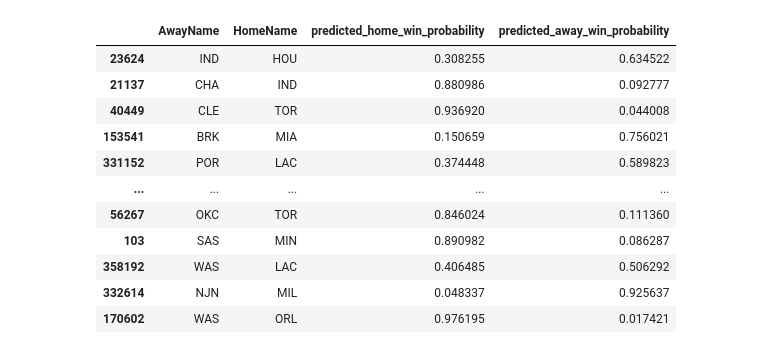
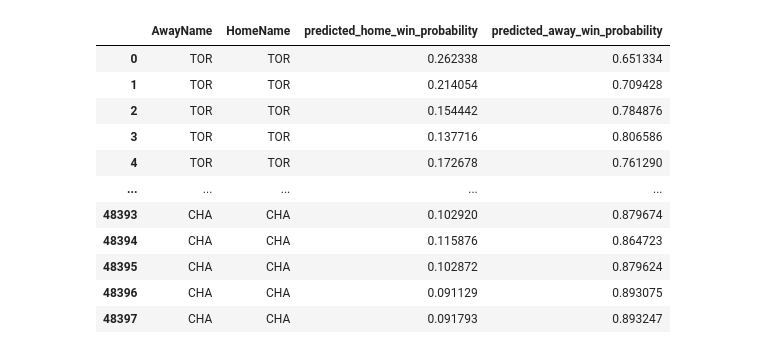
Before and after one commit to tbukic/NBA-Ingame-Win-Probability, a Jupyter notebook: notebooks/03-ml-baseline.ipynb, the cells around one changed output. Saved outputs shown, nothing was run; the diff lists cells and outputs as text; code cells hidden in the pictures.

Commit message:
Baseline model ready. Model from previous author adjusted to the current data pipeline.

```diff
--- a/notebooks/03-ml-baseline.ipynb
+++ b/notebooks/03-ml-baseline.ipynb
@@ -23,14 +93,18 @@ len(df_games)
+# %%
+X_train = X_train[feature_cols].rename(columns=dict(zip(feature_cols, feature_rename)))
+X_test = X_test[feature_cols].rename(columns=dict(zip(feature_cols, feature_rename)))
 # %%
-# Assuming 'data' contains your dataset
-df = pd.DataFrame(data)
+def add_home_away_scores(df: pd.DataFrame) -> pd.DataFrame:
+    # Create the 'HomeWin' and 'AwayWin' columns based on scores
+    df['AwayWin'] = 1 - df['HomeWin']
 
-# Create the 'HomeWin' and 'AwayWin' columns based on scores
-df['HomeWin'] = (df['HomeScore'] > df['AwayScore']).astype(int)  # Home win (1) if HomeScore > AwayScore
-df['AwayWin'] = (df['AwayScore'] > df['HomeScore']).astype(int)  # Away win (1) if AwayScore > HomeScore
+    # In case of a draw (both scores are equal), set both to 0
+    df.loc[df['HomeScore'] == df['AwayScore'], ['HomeWin', 'AwayWin']] = 0
+    return df
 
-# In case of a draw (both scores are equal), set both to 0
-df.loc[df['HomeScore'] == df['AwayScore'], ['HomeWin', 'AwayWin']] = 0
+X_train = add_home_away_scores(X_train)
+X_test = add_home_away_scores(X_test)
 
 # Display the DataFrame with the 'HomeWin' and 'AwayWin' columns
-print(df)
+X_train
 # %% [output]
@@ -201,28 +124,26 @@ AwayWin Accuracy: 0.8685625
 # %%
-import pandas as pd
-from sklearn.linear_model import LogisticRegression
-from sklearn.model_selection import train_test_split
-from sklearn.metrics import accuracy_score
-from sklearn.preprocessing import LabelEncoder
-from sklearn.multioutput import MultiOutputClassifier
+team_encoder = OneHotEncoder()
+encoded_names = team_encoder.fit_transform(X_train['AwayName'].values.reshape(-1, 1)).toarray()
+X_train.loc[:, team_encoder.get_feature_names_out()] = encoded_names
+X_train.loc[:, team_encoder.get_feature_names_out()] = team_encoder.transform(X_train['HomeName'].values.reshape(-1, 1)).toarray()
+X_test.loc[:, team_encoder.get_feature_names_out()] = team_encoder.transform(X_test['AwayName'].values.reshape(-1, 1)).toarray()
+X_test.loc[:, team_encoder.get_feature_names_out()] = team_encoder.transform(X_test['HomeName'].values.reshape(-1, 1)).toarray()
 
-# Assuming 'df' contains your dataset
-# Initialize the LabelEncoder
-label_encoder = LabelEncoder()
+scaler = StandardScaler()
+X_train[['HomeScore', 'AwayScore', 'TimeRemaining']] = scaler.fit_transform(X_train[['HomeScore', 'AwayScore', 'TimeRemaining']])
+X_test[['HomeScore', 'AwayScore', 'TimeRemaining']] = scaler.transform(X_test[['HomeScore', 'AwayScore', 'TimeRemaining']])
 
-# Encoding AwayName and HomeName columns
-df['AwayName_encoded'] = label_encoder.fit_transform(df['AwayName'])
-df['HomeName_encoded'] = label_encoder.fit_transform(df['HomeName'])
 
 # Drop the original categorical columns
-df_encoded = df.drop(['AwayName', 'HomeName', 'Time', 'Period'], axis=1)
+X_train = X_train.drop(['AwayName', 'HomeName'], axis=1)
+X_test = X_test.drop(['AwayName', 'HomeName'], axis=1)
 
 # Prepare features (X) and target (y)
-X = df_encoded.drop(['HomeWin', 'AwayWin'], axis=1)
-y = df_encoded[['HomeWin', 'AwayWin']]  # Target now includes both HomeWin and AwayWin
+y_train = X_train[['HomeWin', 'AwayWin']]
+X_train = X_train.drop(['HomeWin', 'AwayWin'], axis=1)
+y_test = X_test[['HomeWin', 'AwayWin']]
+X_test = X_test.drop(['HomeWin', 'AwayWin'], axis=1)
 
-# Split the data into training and testing sets (80% train, 20% test)
-X_train, X_test, y_train, y_test = train_test_split(X, y, test_size=0.2, random_state=42)
 
 # Initialize LogisticRegression model
 log_reg_model = LogisticRegression(random_state=42, max_iter=1000)  # Increase max_iter if convergence warnings occur
@@ -248,12 +169,15 @@ y_prob = model.predict_proba(X_test)
 df_test_with_prob = X_test.copy()
 
 # For each target column (HomeWin and AwayWin), you need to extract the probabilities for each target separately.
-df_test_with_prob['predicted_home_win_probability'] = y_prob[0][:, 1]  # Home win probability
-df_test_with_prob['predicted_away_win_probability'] = y_prob[1][:, 1]  # Away win probability
+df_test_with_prob['predicted_home_win_probability'] = y_prob[0][:, 1]
+df_test_with_prob['predicted_away_win_probability'] = y_prob[1][:, 1]
 
-# Map the encoded columns back to their original names (for both Away and Home teams)
-df_test_with_prob['AwayName'] = label_encoder.inverse_transform(df_test_with_prob['AwayName_encoded'])
-df_test_with_prob['HomeName'] = label_encoder.inverse_transform(df_test_with_prob['HomeName_encoded'])
+# Map the encoded columns back to their original names
+df_test_with_prob['AwayName'] = team_encoder.inverse_transform(df_test_with_prob[team_encoder.get_feature_names_out()]).reshape(-1)
+df_test_with_prob['HomeName'] = team_encoder.inverse_transform(df_test_with_prob[team_encoder.get_feature_names_out()]).reshape(-1)
+df_test_with_prob = df_test_with_prob.drop(team_encoder.get_feature_names_out(), axis=1)
+
+df_test_with_prob[scaler.get_feature_names_out()] = scaler.inverse_transform(df_test_with_prob[scaler.get_feature_names_out()])
 
 # Format the output in the desired format
 team_win_probabilities = df_test_with_prob[['AwayName', 'HomeName', 'predicted_home_win_probability', 'predicted_away_win_probability']]
@@ -265,12 +189,12 @@ Accuracy: 0.8479625
 |  | AwayName | HomeName | predicted_home_win_probability | predicted_away_win_probability |
-| 23624 | IND | HOU | 0.308255 | 0.634522 |
-| 21137 | CHA | IND | 0.880986 | 0.092777 |
-| 40449 | CLE | TOR | 0.936920 | 0.044008 |
-| 153541 | BRK | MIA | 0.150659 | 0.756021 |
-| 331152 | POR | LAC | 0.374448 | 0.589823 |
+| 0 | TOR | TOR | 0.262338 | 0.651334 |
+| 1 | TOR | TOR | 0.214054 | 0.709428 |
+| 2 | TOR | TOR | 0.154442 | 0.784876 |
+| 3 | TOR | TOR | 0.137716 | 0.806586 |
+| 4 | TOR | TOR | 0.172678 | 0.761290 |
 | ... | ... | ... | ... | ... |
-| 56267 | OKC | TOR | 0.846024 | 0.111360 |
-| 103 | SAS | MIN | 0.890982 | 0.086287 |
-| 358192 | WAS | LAC | 0.406485 | 0.506292 |
-| 332614 | NJN | MIL | 0.048337 | 0.925637 |
-| 170602 | WAS | ORL | 0.976195 | 0.017421 |
+| 48393 | CHA | CHA | 0.102920 | 0.879674 |
+| 48394 | CHA | CHA | 0.115876 | 0.864723 |
+| 48395 | CHA | CHA | 0.102872 | 0.879624 |
+| 48396 | CHA | CHA | 0.091129 | 0.893075 |
+| 48397 | CHA | CHA | 0.091793 | 0.893247 |
```
Also changed, not shown: parts of 23 cells of this notebook, 3 other files.
